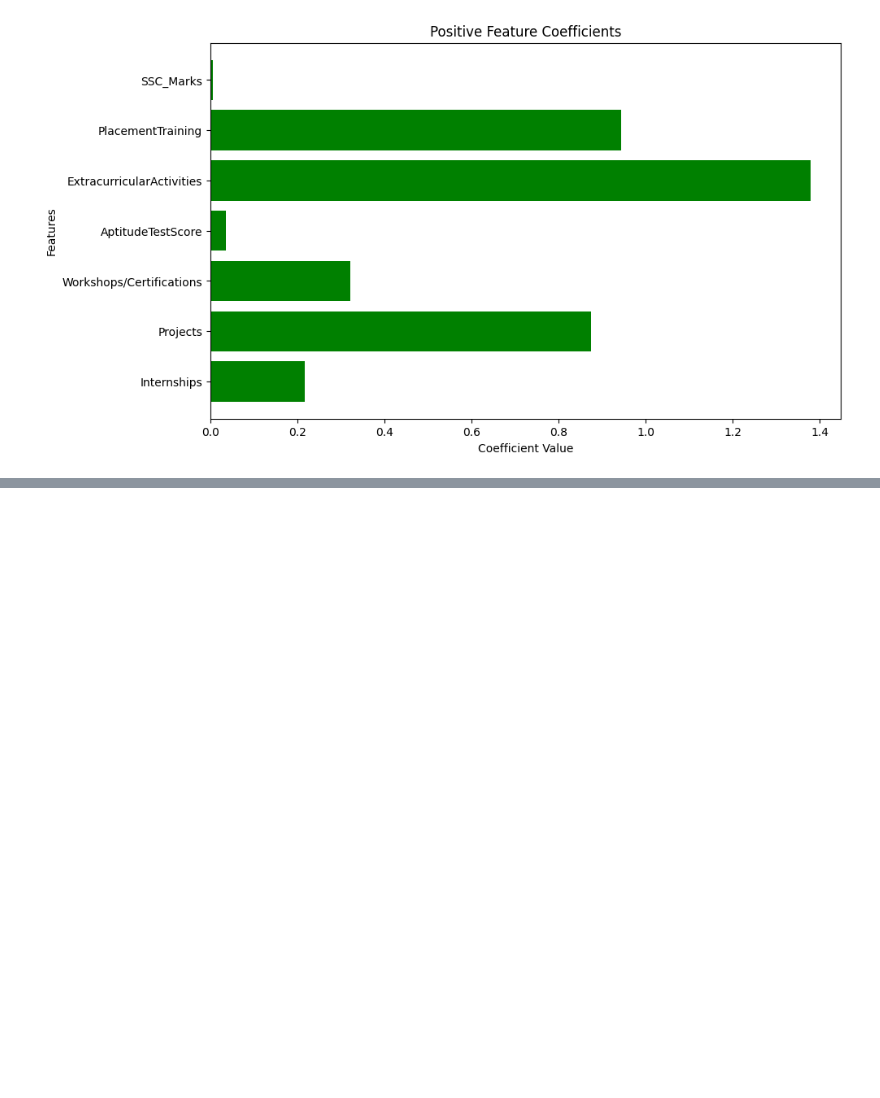
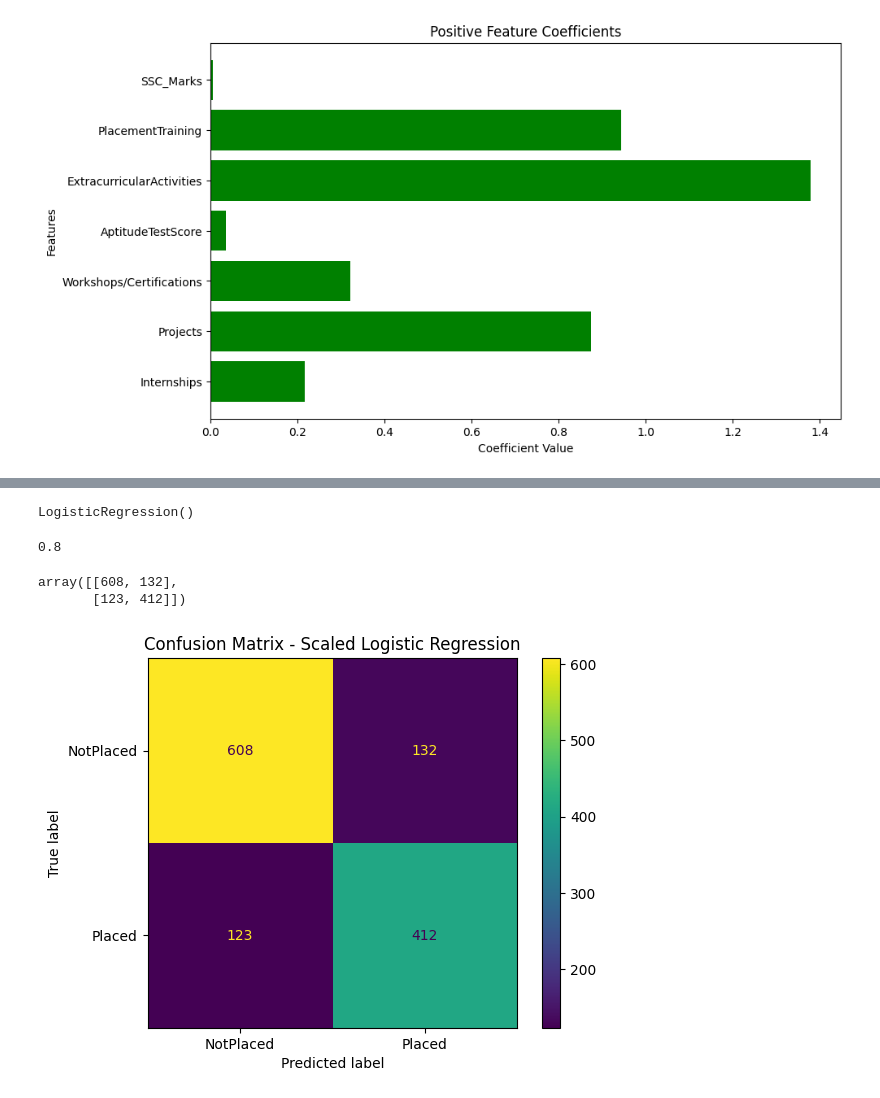
Before and after one commit to AnishShrestha09/student_placement_analysis_prject, a Jupyter notebook: Student_Placement_Analysis.ipynb, the cells around one changed output, grey strips where cells are left out. Cells and saved outputs as stored; diff of their text form; code cells hidden in the pictures; blank space fills up the shorter version.

```diff
--- a/Student_Placement_Analysis.ipynb
+++ b/Student_Placement_Analysis.ipynb
@@ -545,0 +566,36 @@ plt.show()
+# %%
+X_val_scaled = scaler.transform(X_val_encoded)
+# %%
+scaled_model = LogisticRegression()
+# %%
+scaled_model.fit(X_train_scaled, y)
+# %% [output]
+LogisticRegression()
+# %%
+y_pred_scaled = scaled_model.predict(X_val_scaled)
+# %%
+accuracy_score(y_val, y_pred_scaled)
+# %% [output]
+0.8
+# %%
+confusion_matrix(y_val, y_pred_scaled)
+# %% [output]
+array([[608, 132],
+       [123, 412]])
+# %%
+from sklearn.metrics import ConfusionMatrixDisplay, confusion_matrix
+import matplotlib.pyplot as plt
+
+cm = confusion_matrix(y_val, y_pred_scaled)
+
+disp = ConfusionMatrixDisplay(
+    confusion_matrix=cm,
+    display_labels=["NotPlaced", "Placed"]
+)
+
+disp.plot()
+
+plt.title("Confusion Matrix - Scaled Logistic Regression")
+plt.show()
+# %% [output]
+[figure, added]
```
Also changed, not shown: parts of 5 cells of this notebook.
